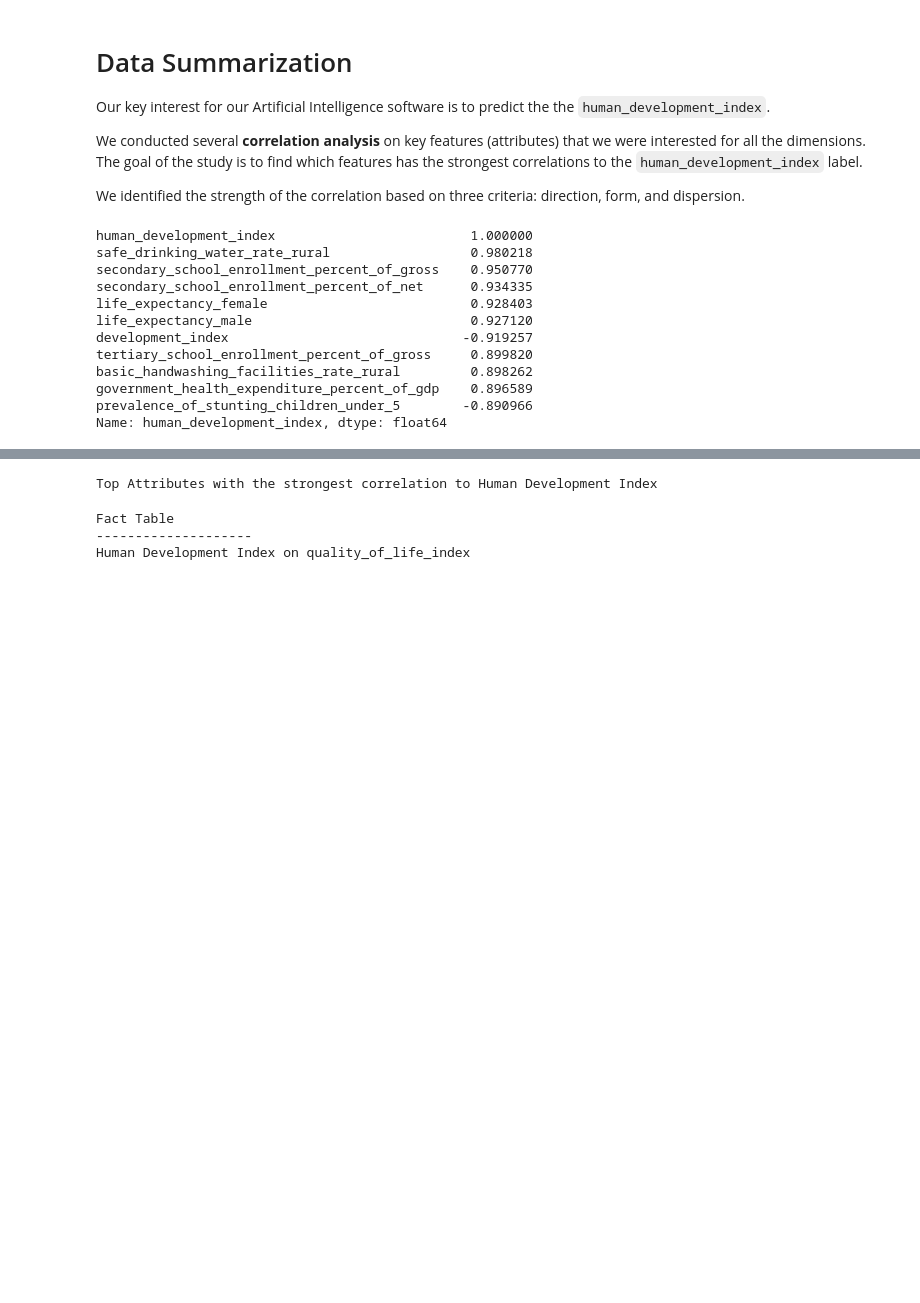
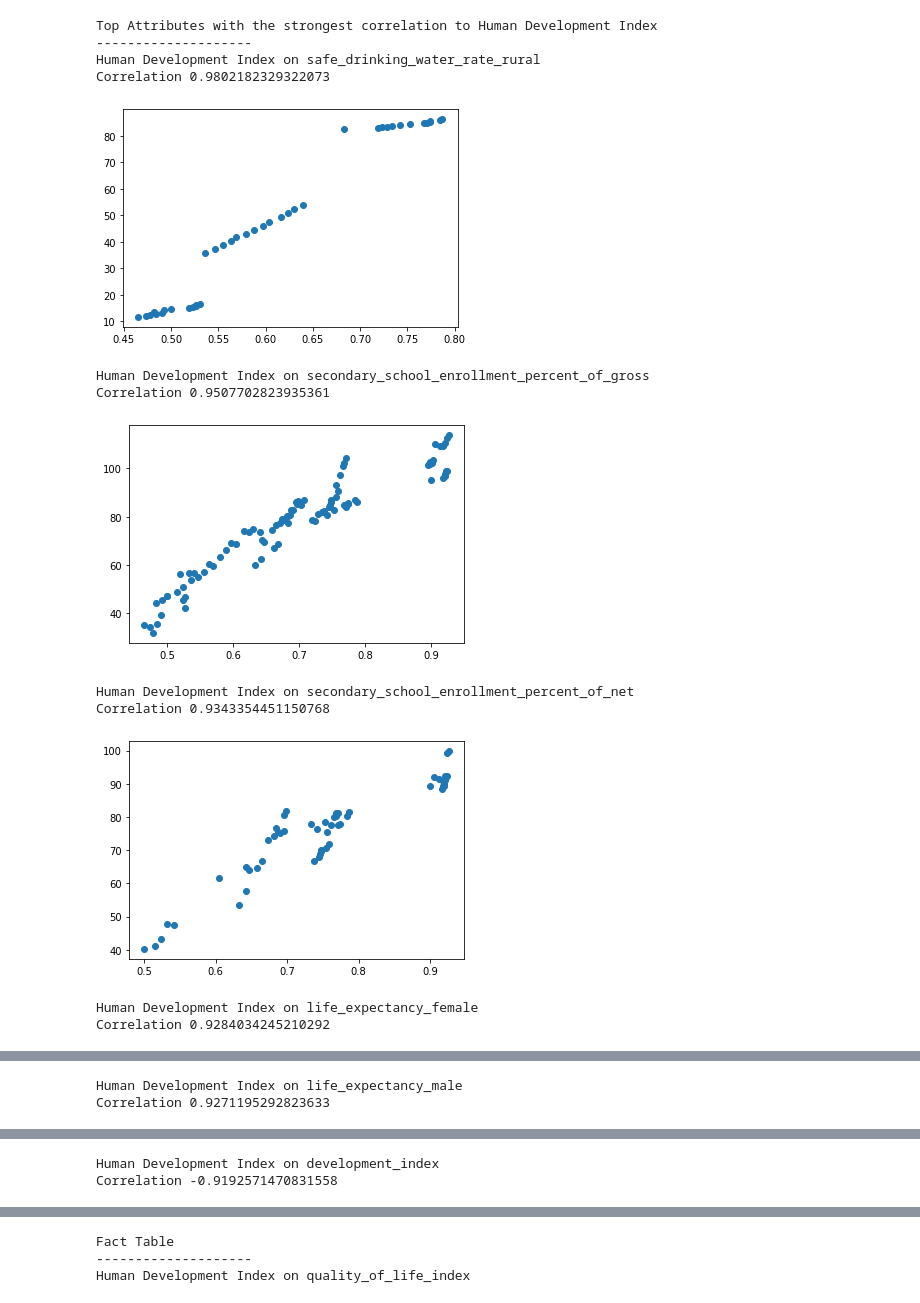
Before and after one commit to cyclexit/CSI4142-Project, a Jupyter notebook: phase_4/part_a/data_plot.ipynb, the cells around one changed output, grey strips where cells are left out. Saved outputs shown, nothing was run; the diff lists cells and outputs as text; code cells hidden in the pictures; blank space fills up the shorter version.

Commit message:
update ntoes on data plot

```diff
--- a/phase_4/part_a/data_plot.ipynb
+++ b/phase_4/part_a/data_plot.ipynb
@@ -27,29 +47,32 @@ df = df.merge(health_df, how = 'inner', on = "health_key")
 df = df.merge(life_quality_df, how = 'inner', on = "life_quality_key")
 df = df.merge(population_df, how = 'inner', on = "population_key")
 df = df.merge(event_df, how = 'inner', on = "event_key")
-# %% [markdown]
-# Data Summarization
-
-Our key interest for our Artificial Intelligence software is to predict the the `human_development_index`.
-
-We conducted several **correlation analysis** on key features (attributes) that we were interested for all the dimensions. The goal of the study is to find which features has the strongest correlations to the `human_development_index` label.
-
-We identified the strength of the correlation based on three criteria: direction, form, and dispersion.
 # %%
+print("Top Attributes with the strongest correlation to Human Development Index")
+print("--------------------")
+
 corr_matrix = df.drop(columns=["country_key", "year_key", "education_key", "health_key", "life_quality_key", "population_key", "event_key"]).corr()
 human_development_corr = corr_matrix["human_development_index"]
 human_development_corr = human_development_corr.sort_values(key=lambda x: abs(x), ascending=False)
-human_development_corr.head(11)
+
+top_corr = human_development_corr.iloc[1:11]
+for index, value in top_corr .items():
+	print(f"Human Development Index on {index}")
+	print(f"Correlation {value}")
+
+	plot.scatter(df["human_development_index"], df[index])
+	plot.show()
 # %% [output]
-human_development_index                         1.000000
-safe_drinking_water_rate_rural                  0.980218
-secondary_school_enrollment_percent_of_gross    0.950770
-secondary_school_enrollment_percent_of_net      0.934335
-life_expectancy_female                          0.928403
-life_expectancy_male                            0.927120
-development_index                              -0.919257
-tertiary_school_enrollment_percent_of_gross     0.899820
-basic_handwashing_facilities_rate_rural         0.898262
-government_health_expenditure_percent_of_gdp    0.896589
-prevalence_of_stunting_children_under_5        -0.890966
-Name: human_development_index, dtype: float64
+Top Attributes with the strongest correlation to Human Development Index
+--------------------
+Human Development Index on safe_drinking_water_rate_rural
+Correlation 0.9802182329322073
+[figure, added]
+Human Development Index on secondary_school_enrollment_percent_of_gross
+Correlation 0.9507702823935361
+[figure, added]
+Human Development Index on secondary_school_enrollment_percent_of_net
+Correlation 0.9343354451150768
+[figure, added]
+Human Development Index on life_expectancy_female
+Correlation 0.9284034245210292
@@ -55,0 +80,2 @@ Name: human_development_index, dtype: float64
+Human Development Index on life_expectancy_male
+Correlation 0.9271195292823633
@@ -55,0 +83,2 @@ Name: human_development_index, dtype: float64
+Human Development Index on development_index
+Correlation -0.9192571470831558
@@ -56,11 +87,3 @@ Name: human_development_index, dtype: float64
-# %%
-print("Top Attributes with the strongest correlation to Human Development Index")
-print("--------------------")
-
-for index, values in human_development_corr.items():
-	print(f"Human Development Index on {index}")
-# %% [output]
-Top Attributes with the strongest correlation to Human Development Index
 # %%
 print("Fact Table")
 print("--------------------")
```
Also changed, not shown: parts of 2 cells of this notebook.
